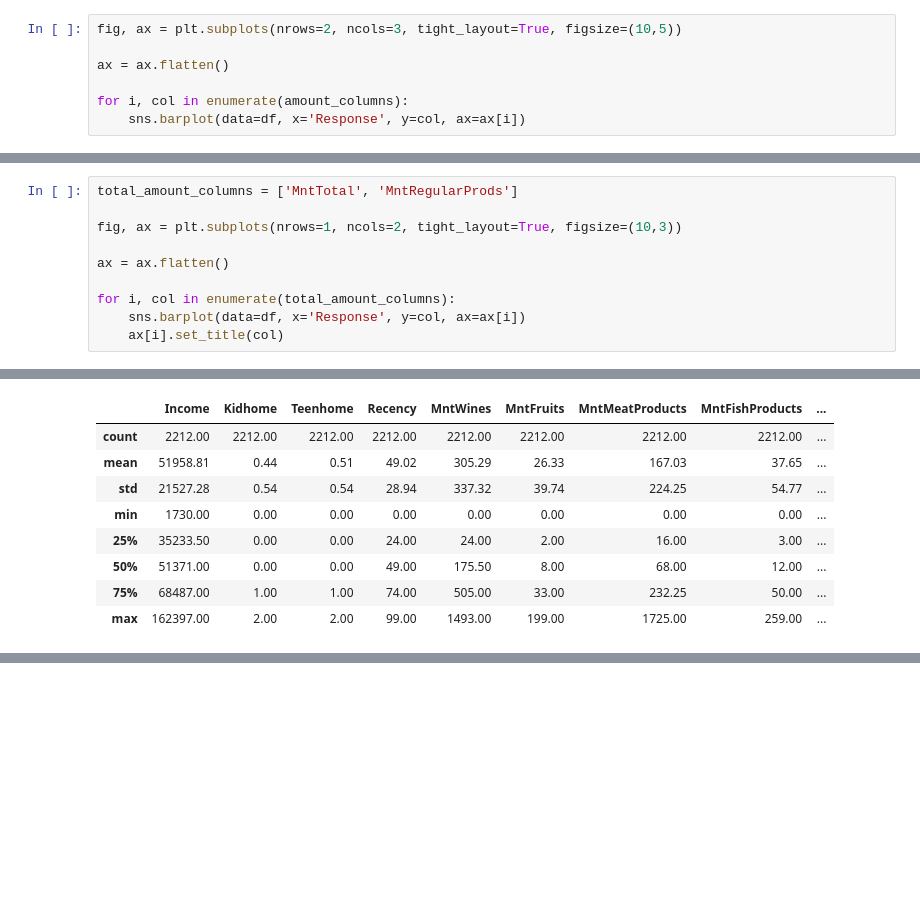
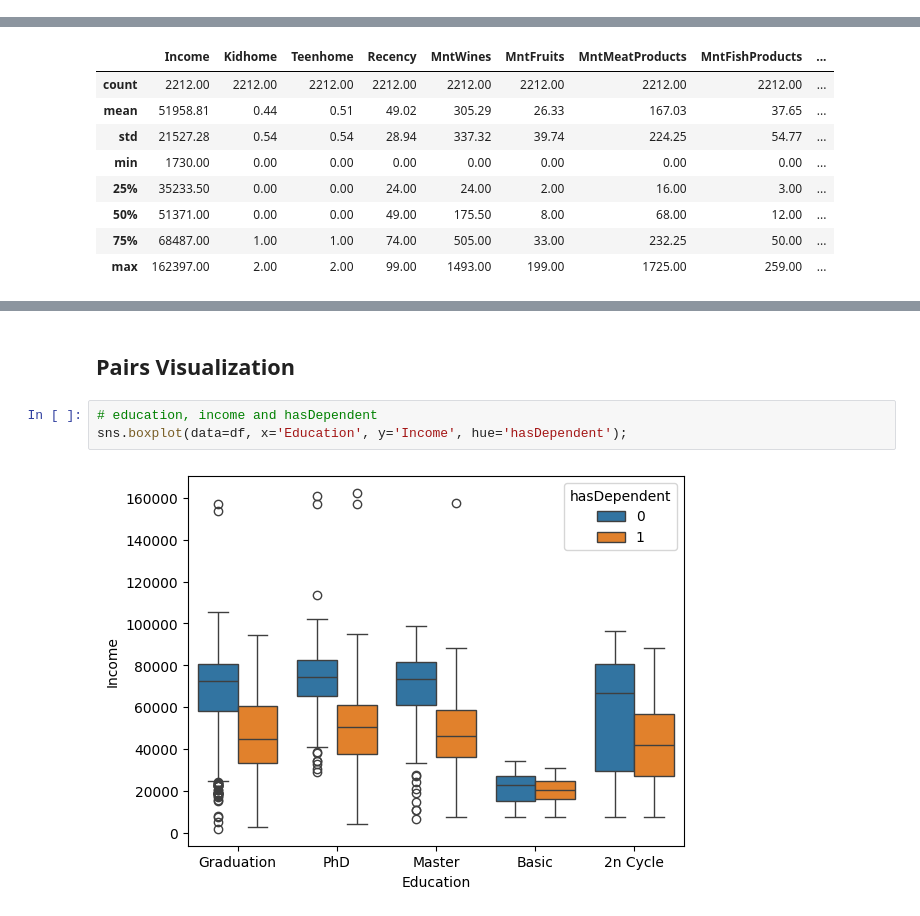
Before and after one commit to igornunespatricio/Clustering-Data-Analyst-iFood, a Jupyter notebook: notebooks/eda.ipynb, the cells around one changed output, grey strips where cells are left out. Saved outputs shown, nothing was run; the diff lists cells and outputs as text; blank space fills up the shorter version.

Commit message:
data analysis

```diff
--- a/notebooks/eda.ipynb
+++ b/notebooks/eda.ipynb
@@ -160,10 +142,3 @@ df.head()[amount_columns]
 | 2 | 111 | 127 | 49 | 21 | 426 | 42 |
 | 3 | 10 | 20 | 4 | 3 | 11 | 5 |
 | 4 | 46 | 118 | 43 | 27 | 173 | 15 |
-# %%
-fig, ax = plt.subplots(nrows=2, ncols=3, tight_layout=True, figsize=(10,5))
-
-ax = ax.flatten()
-
-for i, col in enumerate(amount_columns):
-    sns.barplot(data=df, x='Response', y=col, ax=ax[i])
@@ -184,13 +155,3 @@ df.head()
 | 3 | 6182 | 1984 | Graduation | Together | 26646.0 | 1 | 0 | 2014-02-10 | 26 | ... |
 | 4 | 5324 | 1981 | PhD | Married | 58293.0 | 1 | 0 | 2014-01-19 | 94 | ... |
 5 rows × 35 columns
-# %%
-total_amount_columns = ['MntTotal', 'MntRegularProds']
-
-fig, ax = plt.subplots(nrows=1, ncols=2, tight_layout=True, figsize=(10,3))
-
-ax = ax.flatten()
-
-for i, col in enumerate(total_amount_columns):
-    sns.barplot(data=df, x='Response', y=col, ax=ax[i])
-    ax[i].set_title(col)
@@ -467,0 +381,7 @@ with pd.option_context(
+# %% [markdown]
+## Pairs Visualization
+# %%
+# education, income and hasDependent
+sns.boxplot(data=df, x='Education', y='Income', hue='hasDependent');
+# %% [output]
+[figure, added]
```
Also changed, not shown: parts of 25 cells of this notebook, 3 other files.
